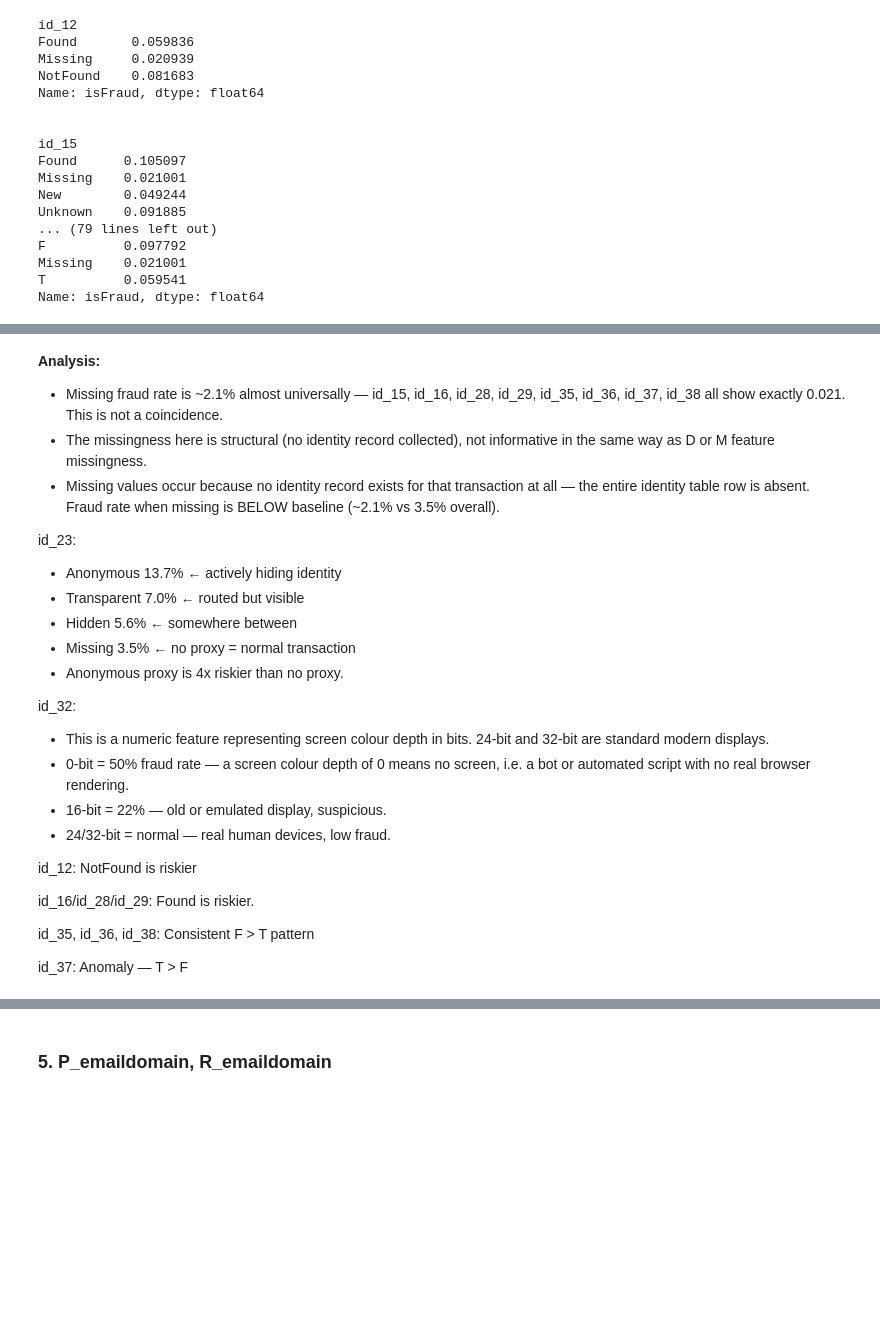
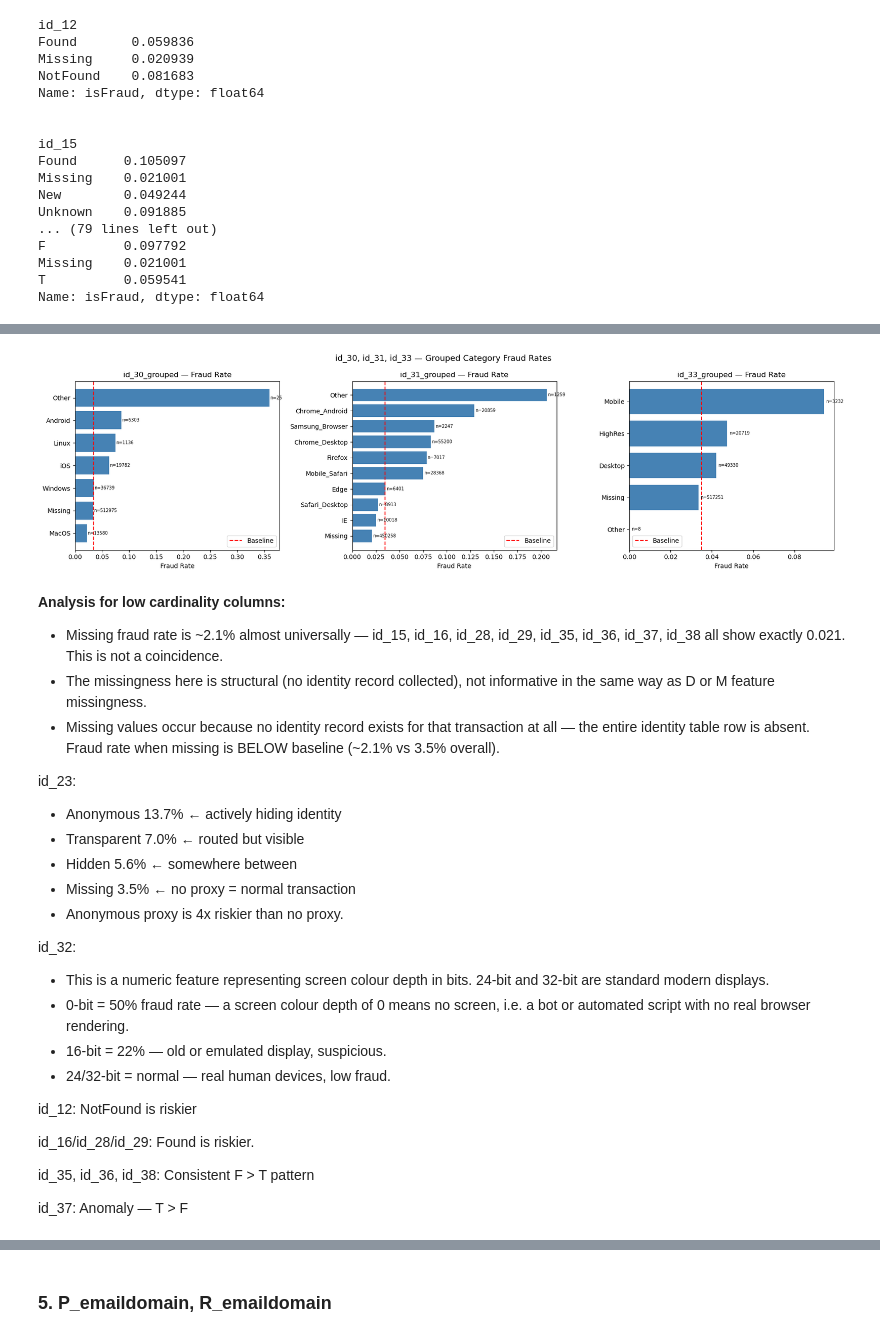
Before and after one commit to Mansi-Jadhav/End-to-End-Fraud-Detection, a Jupyter notebook: 1. EDA.ipynb, the cells around one changed output, grey strips where cells are left out. Saved outputs shown, nothing was run; the diff lists cells and outputs as text; code cells hidden in the pictures; blank space fills up the shorter version.

Commit message:
Updated id_12-id_38 analysis in EDA

```diff
--- a/1. EDA.ipynb
+++ b/1. EDA.ipynb
@@ -908,0 +940,4 @@ Name: isFraud, dtype: float64
+# %%
+# We can group the columns id_30, id_31, and id_33
+for col in ['id_30', 'id_31', 'id_33']:
+    print(train[col].value_counts().head(30))
@@ -908,0 +1018,9 @@ Name: isFraud, dtype: float64
+# %%
+train['id_30_grouped'] = train['id_30'].apply(categorise_os)
+print(train['id_30_grouped'].value_counts())
+
+train['id_31_grouped'] = train['id_31'].apply(categorise_browser)
+print(train['id_31_grouped'].value_counts())
+
+train['id_33_grouped'] = train['id_33'].apply(categorise_resolution)
+print(train['id_33_grouped'].value_counts())
@@ -909,5 +1045,33 @@ Name: isFraud, dtype: float64
+# %%
+fig, axes = plt.subplots(1, 3, figsize=(18, 5))
+
+for ax, col in zip(axes, ['id_30_grouped', 'id_31_grouped', 'id_33_grouped']):
+    stats = (
+        train.groupby(col)['isFraud']
+        .agg(['mean', 'count'])
+        .rename(columns={'mean': 'fraud_rate', 'count': 'volume'})
+        .sort_values('fraud_rate', ascending=False)
+        .reset_index()
+    )
+    bars = ax.barh(stats[col], stats['fraud_rate'], color='steelblue')
+    ax.axvline(train['isFraud'].mean(), color='red',
+               linestyle='--', label='Baseline')
+    for bar, (_, row) in zip(bars, stats.iterrows()):
+        ax.text(bar.get_width() + 0.001,
+                bar.get_y() + bar.get_height()/2,
+                f"n={int(row['volume'])}", va='center', fontsize=7)
+    ax.set_title(f'{col} — Fraud Rate')
+    ax.set_xlabel('Fraud Rate')
+    ax.invert_yaxis()
+    ax.legend()
+
+plt.suptitle('id_30, id_31, id_33 — Grouped Category Fraud Rates', fontsize=13)
+plt.tight_layout()
+plt.show()
+# %% [output]
+[figure, added]
 # %% [markdown]
-**Analysis:**
+**Analysis for low cardinality columns:**
 
 - Missing fraud rate is ~2.1% almost universally — id_15, id_16, id_28, id_29, id_35, id_36, id_37, id_38 all show exactly 0.021. This is not a coincidence.
 - The missingness here is structural (no identity record collected), not informative in the same way as D or M feature missingness.
```
Also changed, not shown: parts of 7 cells of this notebook.
